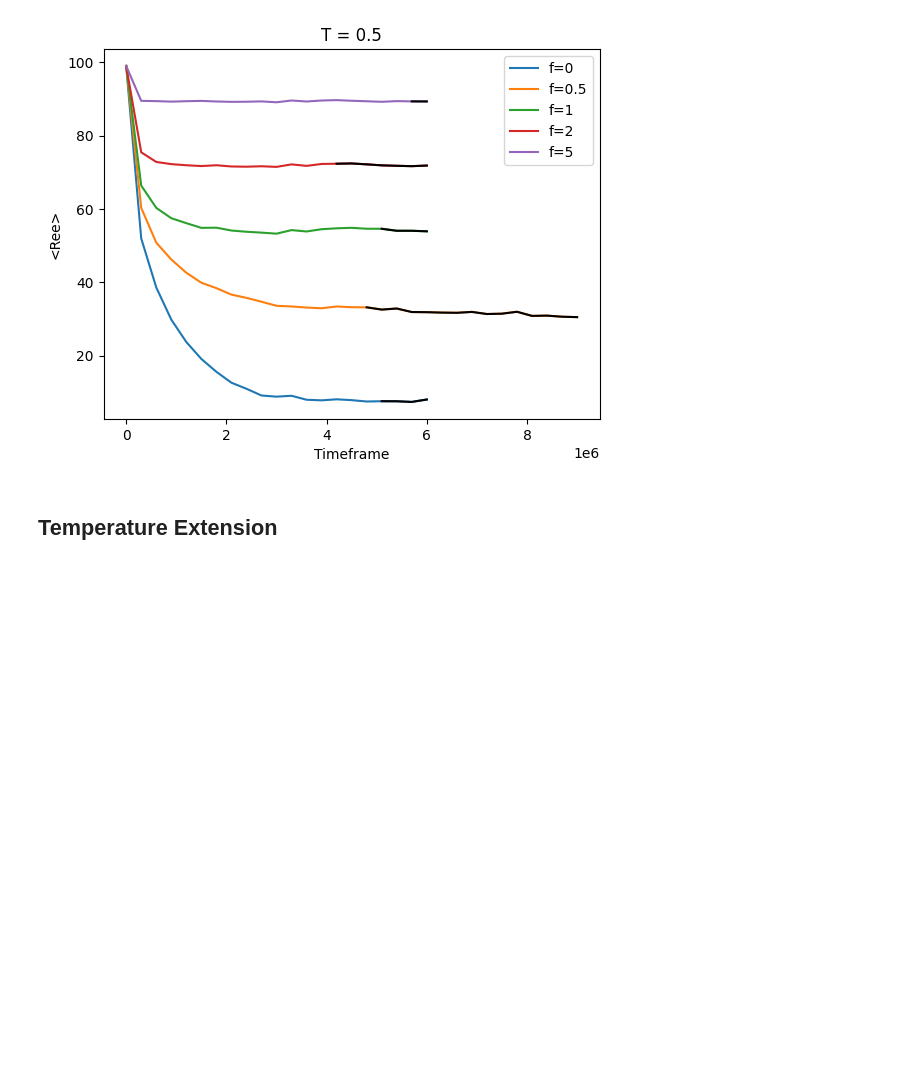
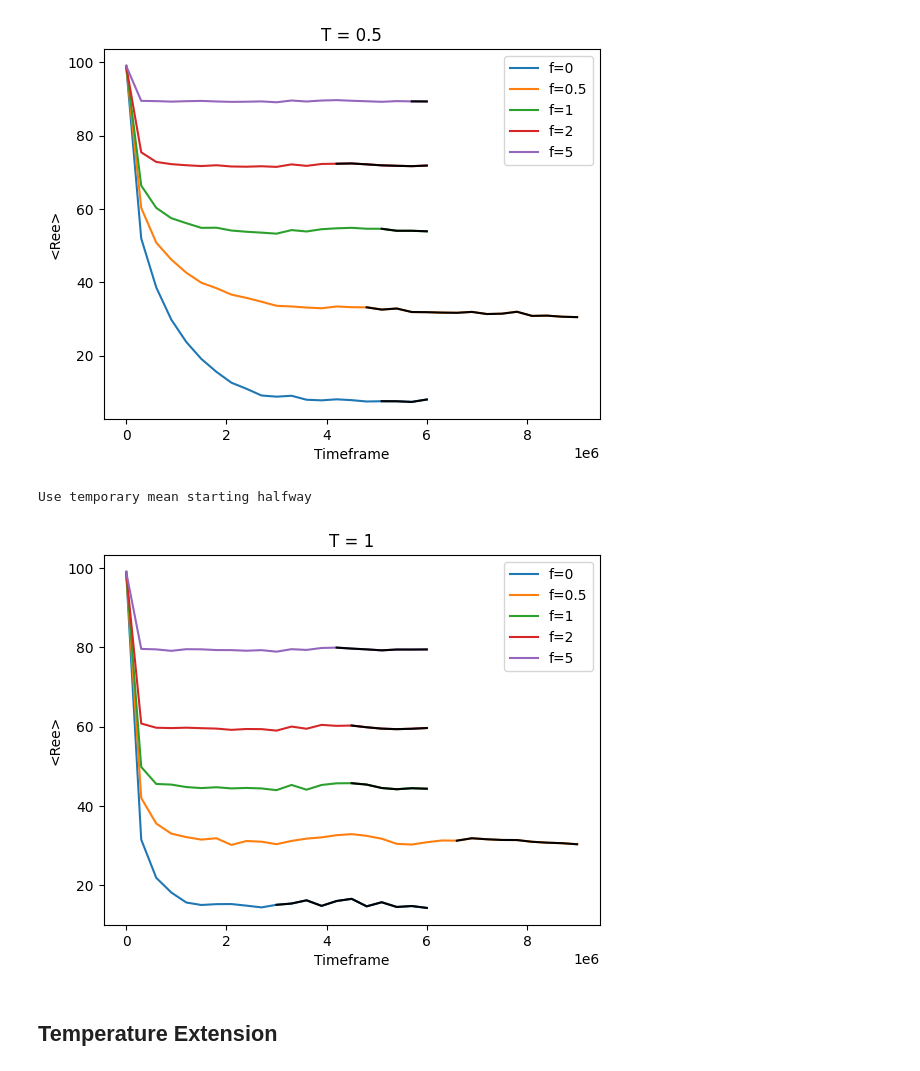
Before and after one commit to VagrantHyp/Code, a Jupyter notebook: Block1.ipynb, the cells around one changed output. Saved outputs shown, nothing was run; the diff lists cells and outputs as text; code cells hidden in the pictures; blank space fills up the shorter version.

```diff
--- a/Block1.ipynb
+++ b/Block1.ipynb
@@ -200,6 +200,11 @@ CGT05.Plot('Rg')
 CGT05.Plot('Ree')
 # %% [output]
 [figure]
+# %%
+CGT1.Plot('Ree')
+# %% [output]
+Use temporary mean starting halfway
+[figure, added]
 # %% [markdown]
 ## Temperature Extension
 # %%
```
Also changed, not shown: parts of 3 cells of this notebook, 3 other files.
